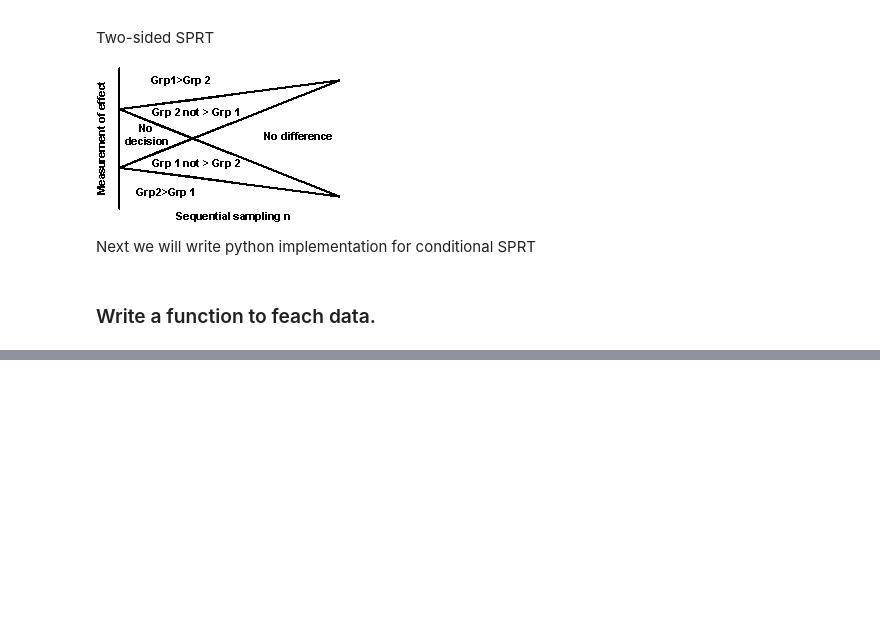
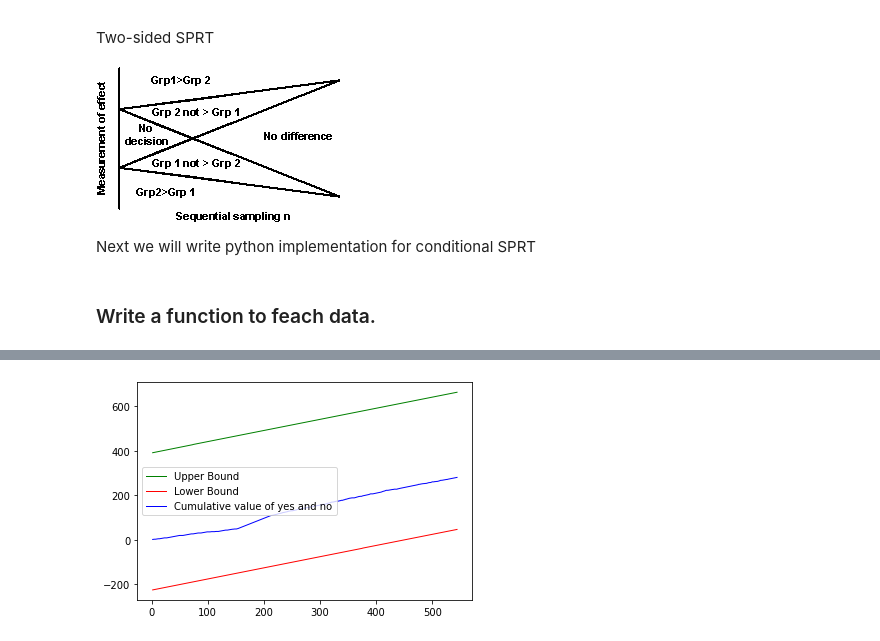
Before and after one commit to Nathnael12/A_B-Hypothesis-Testing, a Jupyter notebook: notebooks/sequential_testing.ipynb, the cells around one changed output, grey strips where cells are left out. Drawn from its saved outputs; the diff is of its cells as text; code cells hidden in the pictures; blank space fills up the shorter version.

Commit message:
complete sprt

```diff
--- a/notebooks/sequential_testing.ipynb
+++ b/notebooks/sequential_testing.ipynb
@@ -101,5 +107,5 @@ data.head()
 # %%
-def transform_data(df):
+def transform_data(data):
   '''
   segment data into exposed and control groups
   consider that SmartAd runs the experment hourly, group data into hours.
@@ -121,11 +127,11 @@ def transform_data(df):
   data_exposed=cleaner.convert_to_string(data_exposed,"hour")
   data_control=cleaner.convert_to_string(data_control,"hour")
 
-  data_exposed['date+hour']=pd.to_datetime(data_exposed['date']+" "+data_exposed['hour']+"00:00")
+  data_exposed['date+hour']=pd.to_datetime(data_exposed['date']+" "+data_exposed['hour']+":00:00")
   data_exposed = cleaner.convert_to_datetime(data_exposed,'date+hour')
   data_exposed["date+hour"].map(lambda x : pd.Timestamp(x,tz=None).strftime('%Y-%m-%d:%H'))
 
-  data_control['date+hour']=pd.to_datetime(data_control['date']+" "+data_control['hour']+"00:00")
+  data_control['date+hour']=pd.to_datetime(data_control['date']+" "+data_control['hour']+":00:00")
   data_control = cleaner.convert_to_datetime(data_control,'date+hour')
   data_control["date+hour"].map(lambda x : pd.Timestamp(x,tz=None).strftime('%Y-%m-%d:%H'))
 
@@ -159 +148,3 @@ class ConditionalSPRT:
+# %%
+data_stream=transform_data(df)
 # %%
@@ -350,0 +355,8 @@ def ConditionalSPRT(self,x,y,t1,alpha=0.05,beta=0.10,stop=None):
+# %%
+# Compute Conditional SPRT
+odd_ratio =1.01
+control = np.array(data_stream[0])
+exposed = np.array(data_stream[1])
+
+conditional_sprt = ConditionalSPRT(exposed=exposed,control=control,odd_ratio=odd_ratio)
+result = conditional_sprt.ConditionalSPRT(x=conditional_sprt.x,y=conditional_sprt.y,t1=conditional_sprt.t1)
@@ -350,0 +367,20 @@ def ConditionalSPRT(self,x,y,t1,alpha=0.05,beta=0.10,stop=None):
+# %%
+#Plot the result
+limits = result[10]
+lower_limit = limits[:, 0]
+upper_limit = limits[:,1]
+x1 = result[7]
+r = result[8]
+# %%
+import matplotlib.pyplot as plt
+
+plt.plot(r, upper_limit, color='green',
+            linewidth=1, label='Upper Bound')
+plt.plot(r, lower_limit, color='red',
+            linewidth=1, label='Lower Bound')
+plt.plot(r, x1, color='blue', linewidth=1,
+            label='Cumulative value of yes and no')
+plt.legend()
+plt.show()
+# %% [output]
+[figure, added]
```
Also changed, not shown: parts of 7 cells of this notebook.
